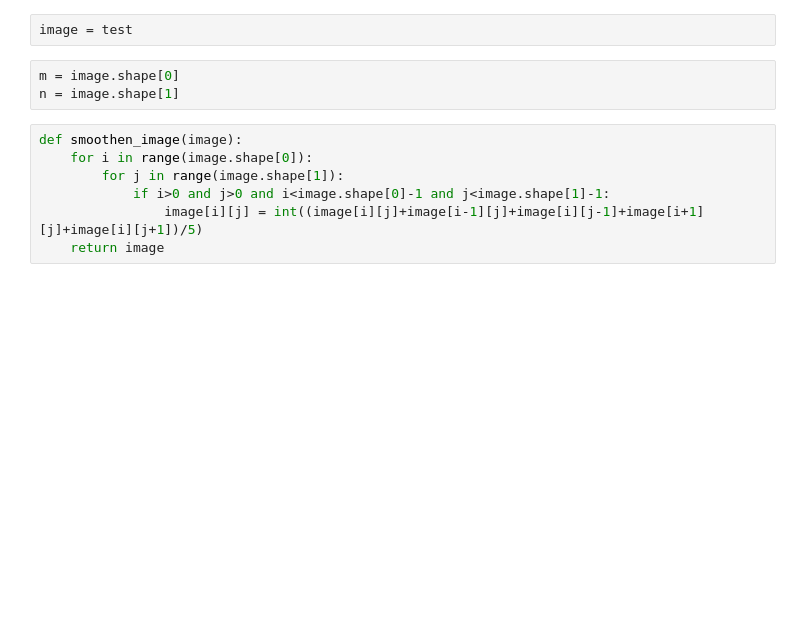
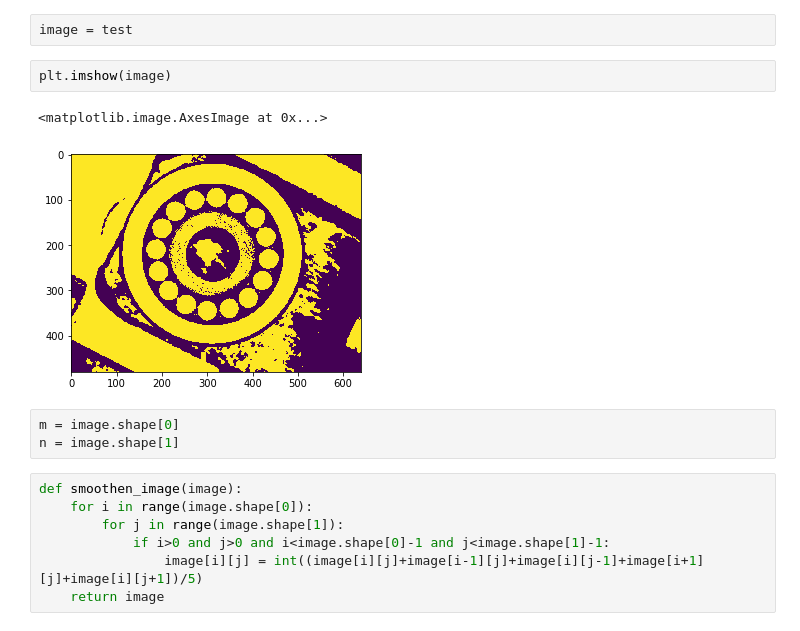
Before and after one commit to BlackJack01/Artificial-Intellligence, a Jupyter notebook: circle_detection.ipynb, the cells around one changed output. Cells and saved outputs as stored; diff of their text form; blank space fills up the shorter version.

```diff
--- a/circle_detection.ipynb
+++ b/circle_detection.ipynb
@@ -47,5 +49,10 @@ plt.imshow(test, cmap=cm.gray, vmin=0, vmax=255)
 # %%
 image = test
+# %%
+plt.imshow(image)
+# %% [output]
+<matplotlib.image.AxesImage at 0x...>
+[figure, added]
 # %%
 m = image.shape[0]
 n = image.shape[1]
```
Also changed, not shown: parts of 22 cells of this notebook.
